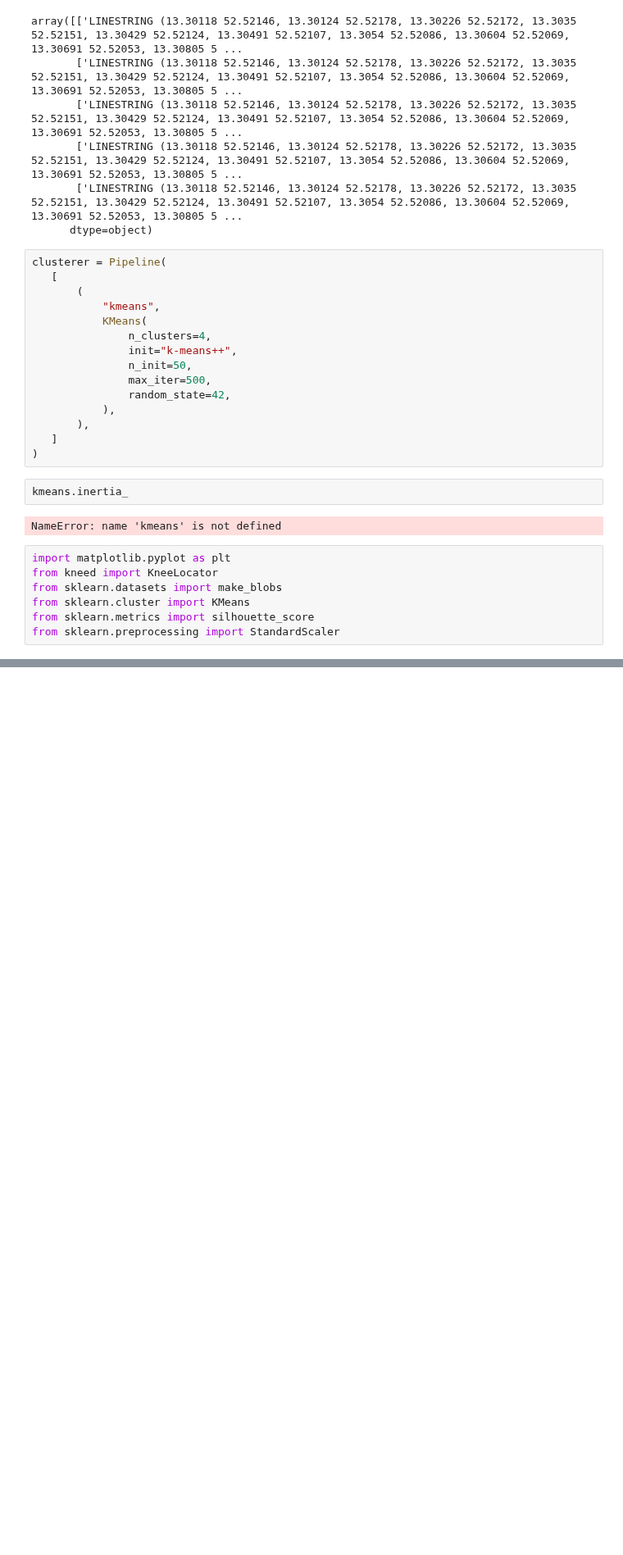
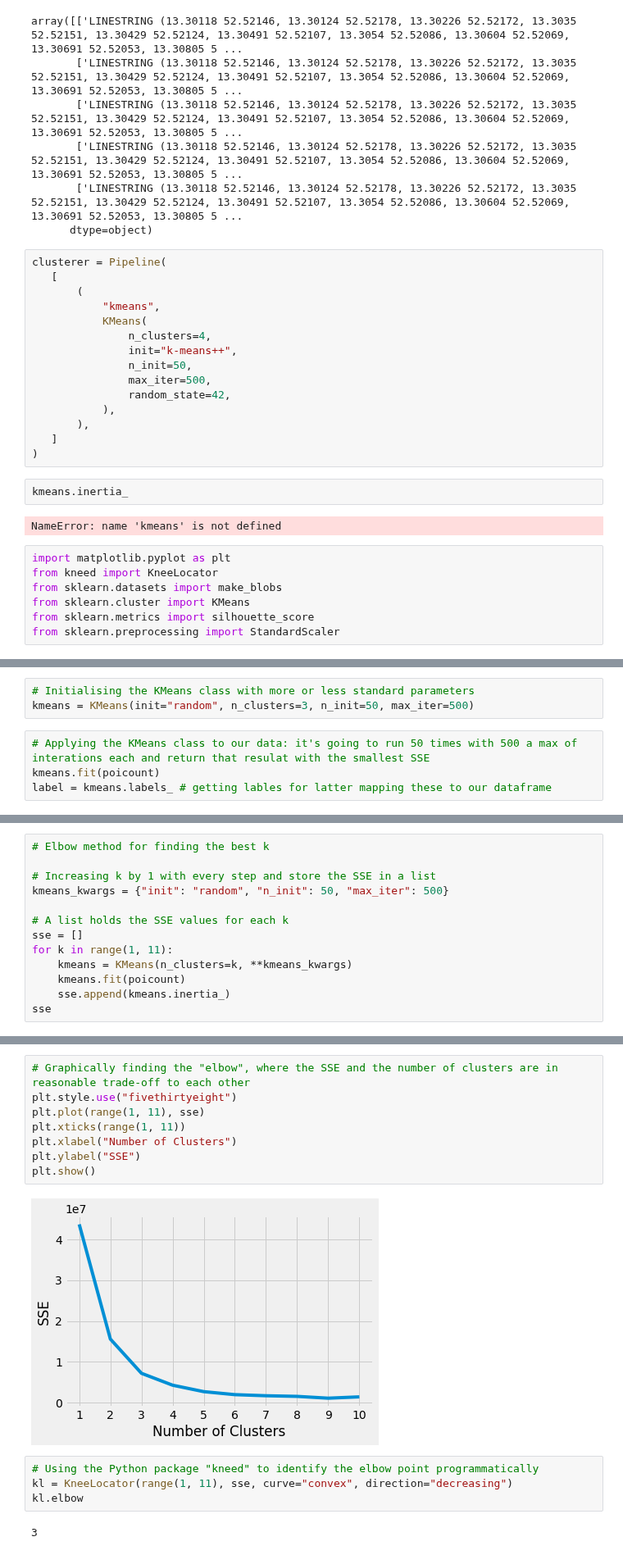
Before and after one commit to TechLabs-Berlin/wt21-way-to-go, a Jupyter notebook: machine_learning/kmeans_clustering_trial.ipynb, the cells around one changed output, grey strips where cells are left out. Shown at 82% size. Saved outputs shown, nothing was run; the diff lists cells and outputs as text; blank space fills up the shorter version.

```diff
--- a/machine_learning/kmeans_clustering_trial.ipynb
+++ b/machine_learning/kmeans_clustering_trial.ipynb
@@ -84,0 +128,7 @@ from sklearn.preprocessing import StandardScaler
+# %%
+# Initialising the KMeans class with more or less standard parameters
+kmeans = KMeans(init="random", n_clusters=3, n_init=50, max_iter=500)
+# %%
+# Applying the KMeans class to our data: it's going to run 50 times with 500 a max of interations each and return that resulat with the smallest SSE
+kmeans.fit(poicount)
+label = kmeans.labels_ # getting lables for latter mapping these to our dataframe
@@ -84,0 +198,13 @@ from sklearn.preprocessing import StandardScaler
+# %%
+# Elbow method for finding the best k
+
+# Increasing k by 1 with every step and store the SSE in a list
+kmeans_kwargs = {"init": "random", "n_init": 50, "max_iter": 500}
+
+# A list holds the SSE values for each k
+sse = []
+for k in range(1, 11):
+    kmeans = KMeans(n_clusters=k, **kmeans_kwargs)
+    kmeans.fit(poicount)
+    sse.append(kmeans.inertia_)
+sse
@@ -84,0 +222,16 @@ from sklearn.preprocessing import StandardScaler
+# %%
+# Graphically finding the "elbow", where the SSE and the number of clusters are in reasonable trade-off to each other
+plt.style.use("fivethirtyeight")
+plt.plot(range(1, 11), sse)
+plt.xticks(range(1, 11))
+plt.xlabel("Number of Clusters")
+plt.ylabel("SSE")
+plt.show()
+# %% [output]
+[figure, added]
+# %%
+# Using the Python package "kneed" to identify the elbow point programmatically
+kl = KneeLocator(range(1, 11), sse, curve="convex", direction="decreasing")
+kl.elbow
+# %% [output]
+3
```
Also changed, not shown: parts of 20 cells of this notebook, 1 other file.
